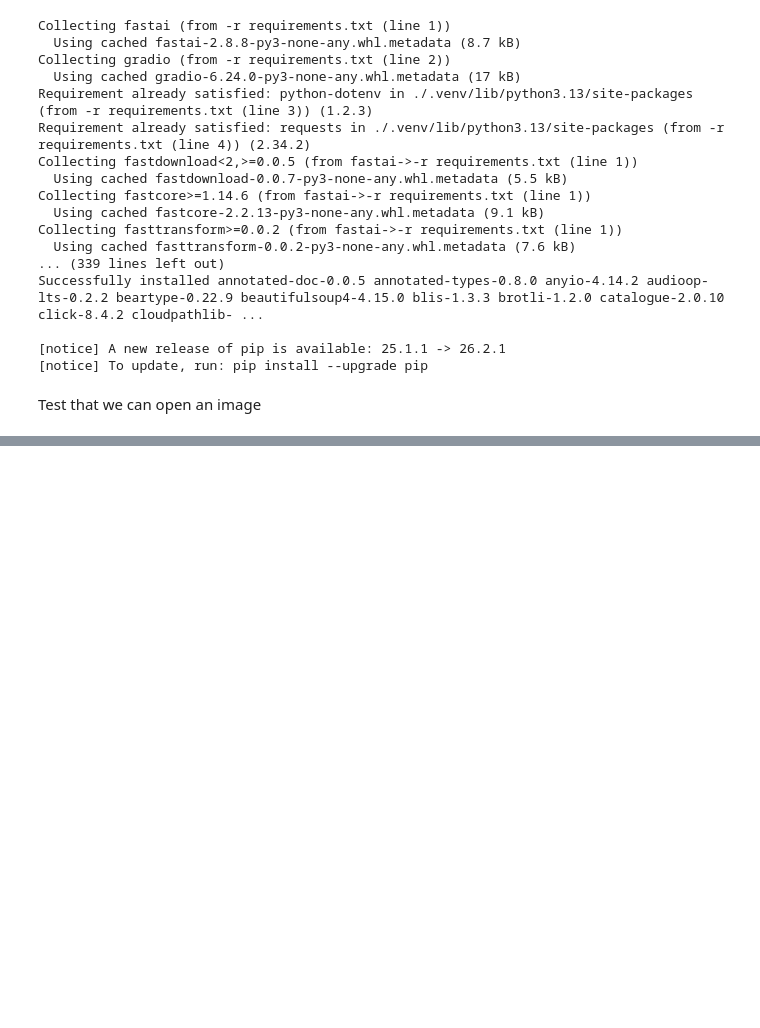
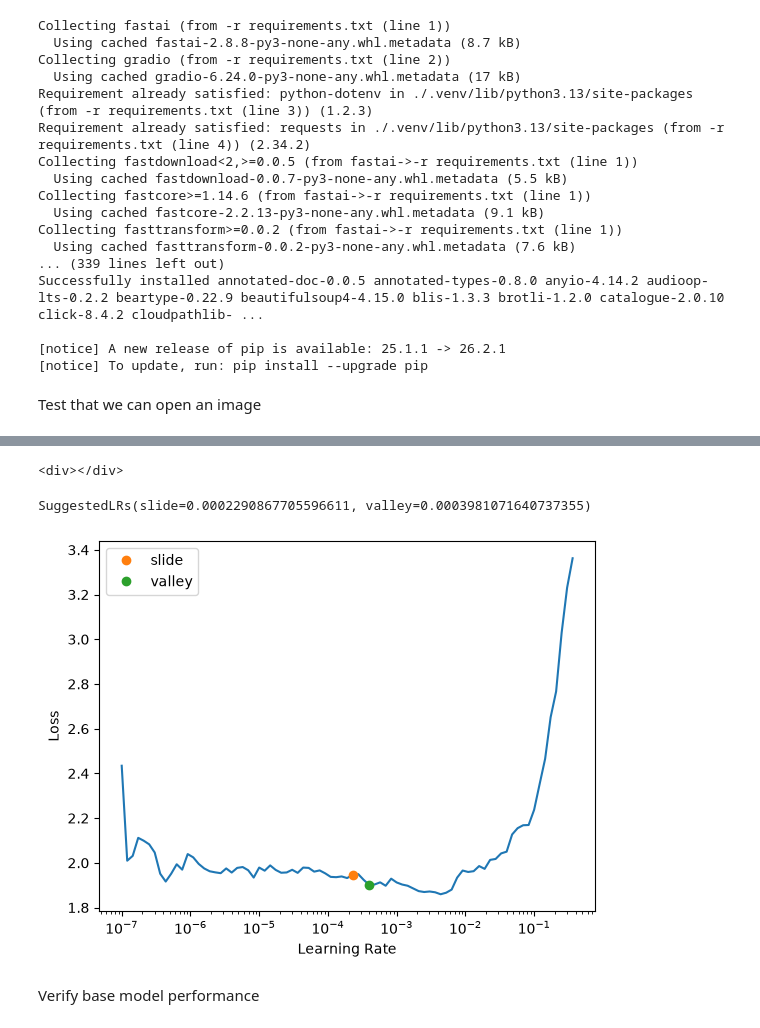
Before and after one commit to apchapcomputing/album-art-analysis, a Jupyter notebook: analysis.ipynb, the cells around one changed output, grey strips where cells are left out. Saved outputs shown, nothing was run; the diff lists cells and outputs as text; code cells hidden in the pictures; blank space fills up the shorter version.

```diff
--- a/analysis.ipynb
+++ b/analysis.ipynb
@@ -37,0 +76,10 @@ for f in formats:
+# %%
+learn3 = vision_learner(dls3, resnet18, metrics=error_rate)
+lr3 = learn3.lr_find(suggest_funcs=(slide, valley))
+lr3
+# %% [output]
+<div></div>
+SuggestedLRs(slide=0.0002290867705596611, valley=0.0003981071640737355)
+[figure, added]
+# %% [markdown]
+Verify base model performance
```
Also changed, not shown: parts of 19 cells of this notebook, 1 other file.
